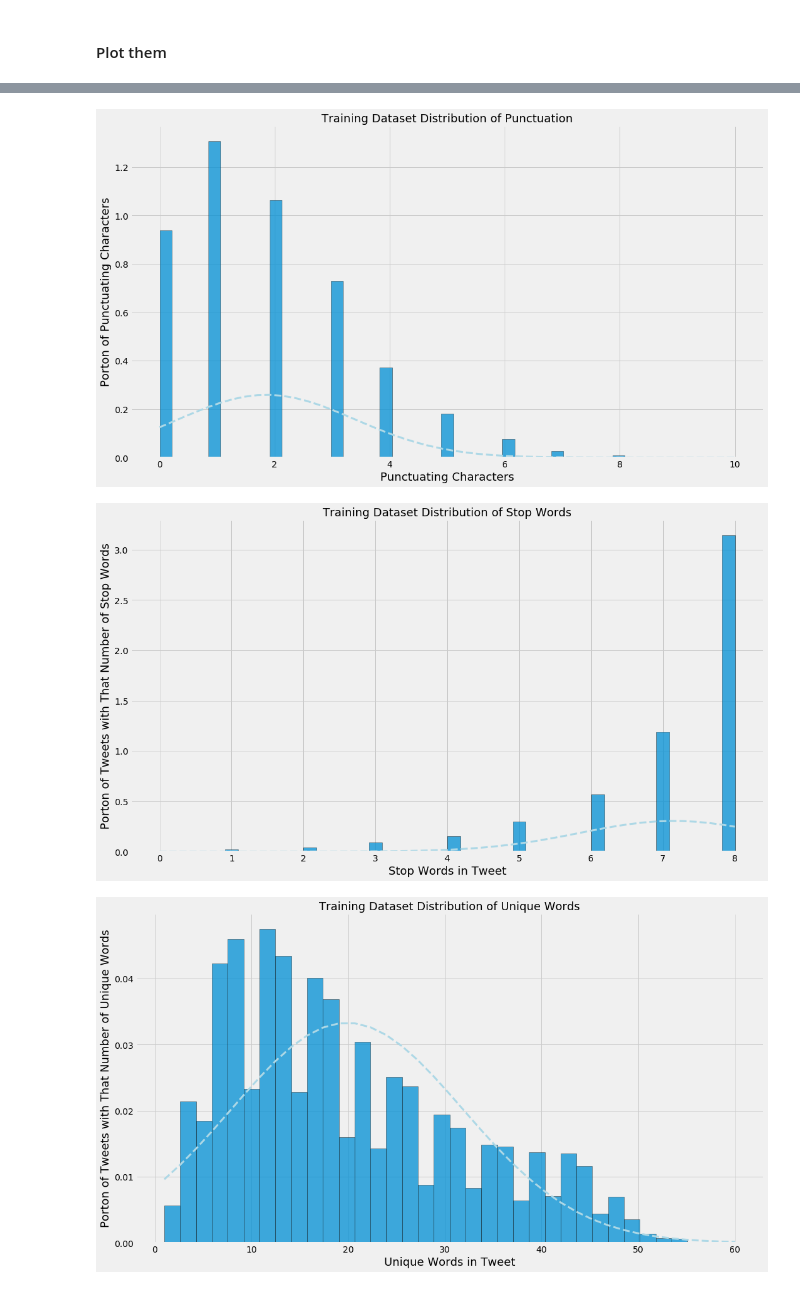
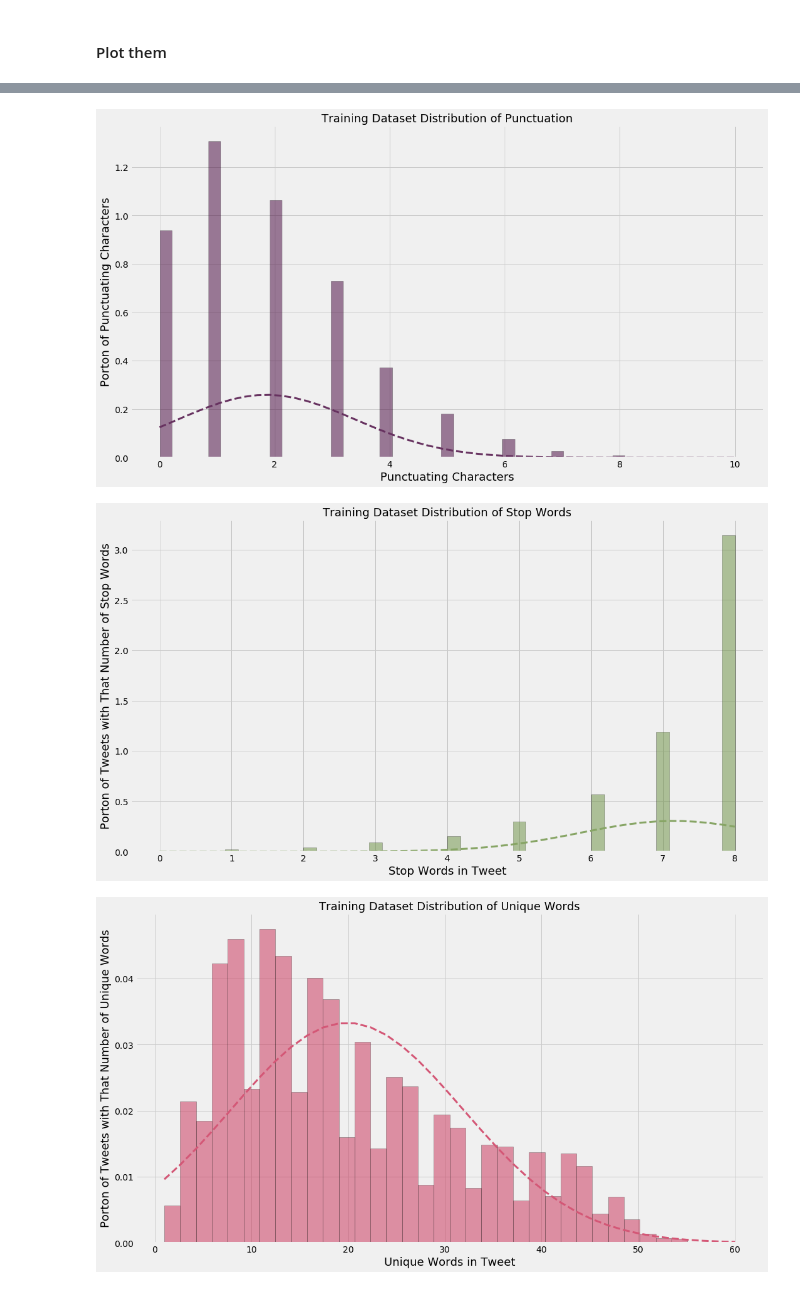
Before and after one commit to segalgouldn/Senior-Project-Subtweets, a Jupyter notebook: development/classifier_creator.ipynb, the cells around one changed output, grey strips where cells are left out. Drawn from its saved outputs; the diff is of its cells as text; code cells hidden in the pictures.

```diff
--- a/development/classifier_creator.ipynb
+++ b/development/classifier_creator.ipynb
@@ -842,10 +801,11 @@ n, bins, patches = ax.hist(punctuation_data,
                            bins="scott",
                            edgecolor="black",
                            density=True,
-                           alpha=0.75)
+                           color="#420039",
+                           alpha=0.5)
 
 punctution_line = scipy.stats.norm.pdf(bins, punctuation_mean, punctuation_std)
-ax.plot(bins, punctution_line, "--", linewidth=3, color="lightblue")
+ax.plot(bins, punctution_line, "--", linewidth=3, color="#673260")
 
 ax.set_title("Training Dataset Distribution of Punctuation", fontsize=18)
 ax.set_xlabel("Punctuating Characters", fontsize=18)
@@ -853,7 +813,7 @@ ax.set_ylabel("Porton of Punctuating Characters", fontsize=18)
 
 plt.show()
 # %% [output]
-[figure, old version]
+[figure, new version]
 # %%
 stop_words_mean = stop_words_data_for_stats.describe()["Stop words"][1]
 stop_words_std = stop_words_data_for_stats.describe()["Stop words"][2]
@@ -865,10 +825,11 @@ n, bins, patches = ax.hist(stop_words_data,
                            bins="scott",
                            edgecolor="black",
                            density=True,
-                           alpha=0.75)
+                           color="#698f3f",
+                           alpha=0.5)
 
 stop_words_line = scipy.stats.norm.pdf(bins, stop_words_mean, stop_words_std)
-ax.plot(bins, stop_words_line, "--", linewidth=3, color="lightblue")
+ax.plot(bins, stop_words_line, "--", linewidth=3, color="#87a565")
 
 ax.set_title("Training Dataset Distribution of Stop Words", fontsize=18)
 ax.set_xlabel("Stop Words in Tweet", fontsize=18)
@@ -876,27 +837,28 @@ ax.set_ylabel("Porton of Tweets with That Number of Stop Words", fontsize=18)
 
 plt.show()
 # %% [output]
-[figure, old version]
+[figure, new version]
 # %%
 unique_words_mean = unique_words_data_for_stats.describe()["Unique words"][1]
 unique_words_std = unique_words_data_for_stats.describe()["Unique words"][2]
 
 fig = plt.figure(figsize=(16, 9))
 ax = fig.add_subplot(111)
 
 n, bins, patches = ax.hist(unique_words_data,
                            bins="scott",
                            edgecolor="black",
                            density=True,
-                           alpha=0.75)
+                           color="#Ca2e55",
+                           alpha=0.5)
 
 unique_words_line = scipy.stats.norm.pdf(bins, unique_words_mean, unique_words_std)
-ax.plot(bins, unique_words_line, "--", linewidth=3, color="lightblue")
+ax.plot(bins, unique_words_line, "--", linewidth=3, color="#d45776")
 
 ax.set_title("Training Dataset Distribution of Unique Words", fontsize=18)
 ax.set_xlabel("Unique Words in Tweet", fontsize=18)
 ax.set_ylabel("Porton of Tweets with That Number of Unique Words", fontsize=18)
 
 plt.show()
 # %% [output]
-[figure, old version]
+[figure, new version]
```
Also changed, not shown: parts of 23 cells of this notebook, 29 other files.
